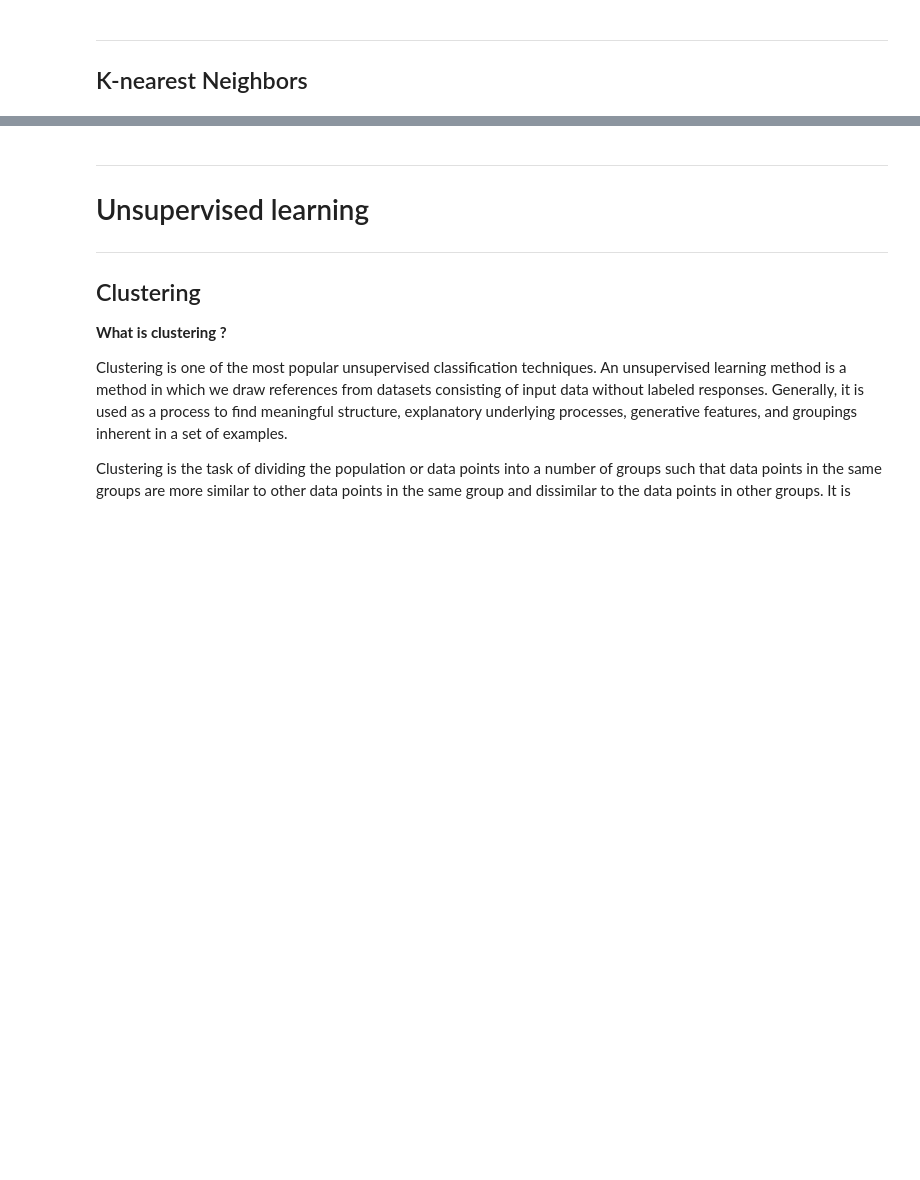
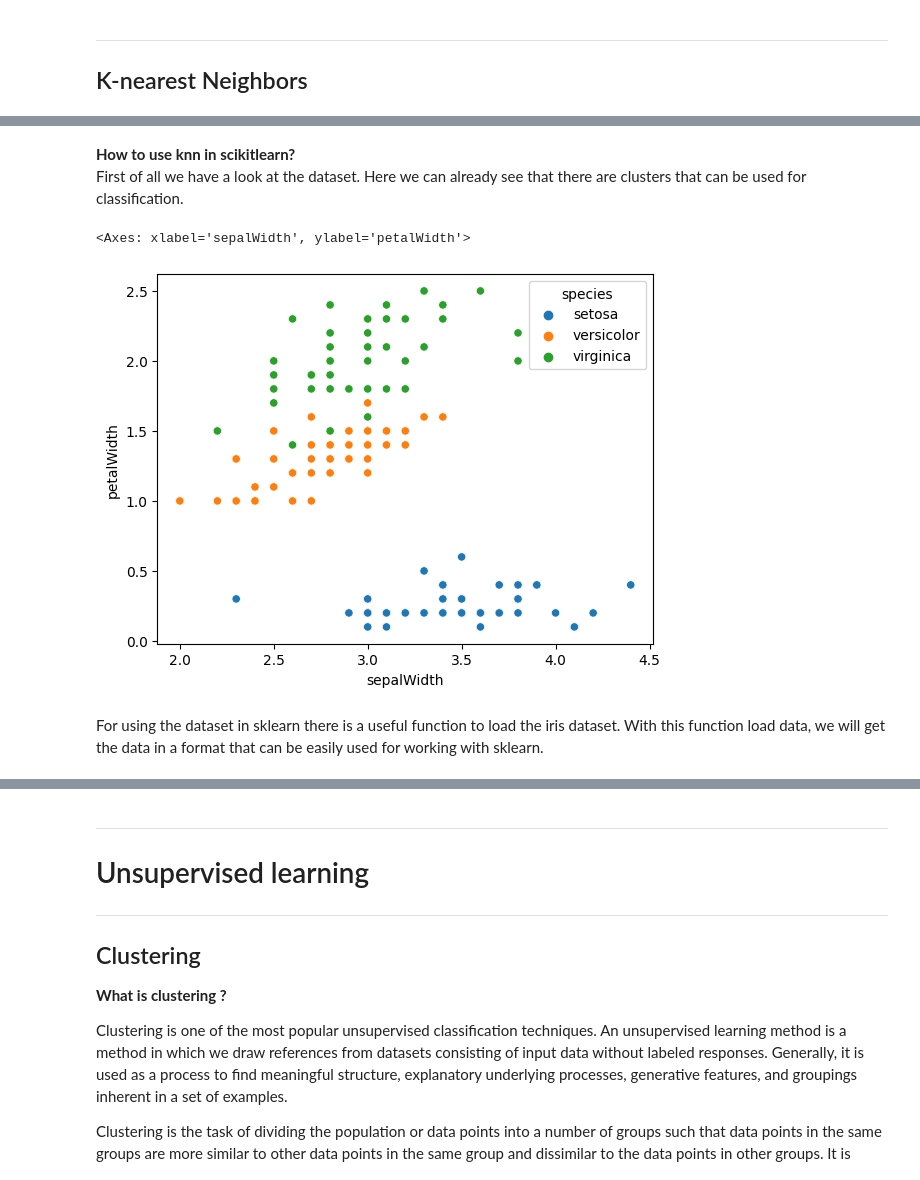
Before and after one commit to scientificprogrammingUOS/lectures_2023, a Jupyter notebook: 9_scikit_learn/Lecture09-Sklearn.ipynb, the cells around one changed output, grey strips where cells are left out. Saved outputs shown, nothing was run; the diff lists cells and outputs as text; code cells hidden in the pictures; blank space fills up the shorter version.

```diff
--- a/9_scikit_learn/Lecture09-Sklearn.ipynb
+++ b/9_scikit_learn/Lecture09-Sklearn.ipynb
@@ -125,0 +148,11 @@ y[20]
+# %% [markdown]
+__How to use knn in scikitlearn?__
+First of all we have a look at the dataset. Here we can already see that there are clusters that can be used for classification.
+# %%
+iris = pd.read_csv("data/iris.csv")
+sns.scatterplot(data=iris, x="sepalWidth", y="petalWidth", hue="species")
+# %% [output]
+<Axes: xlabel='sepalWidth', ylabel='petalWidth'>
+[figure, added]
+# %% [markdown]
+For using the dataset in sklearn there is a useful function to load the iris dataset. With this function load data, we will get the data in a format that can be easily used for working with sklearn.
```
Also changed, not shown: parts of 12 cells of this notebook, 1 other file.
